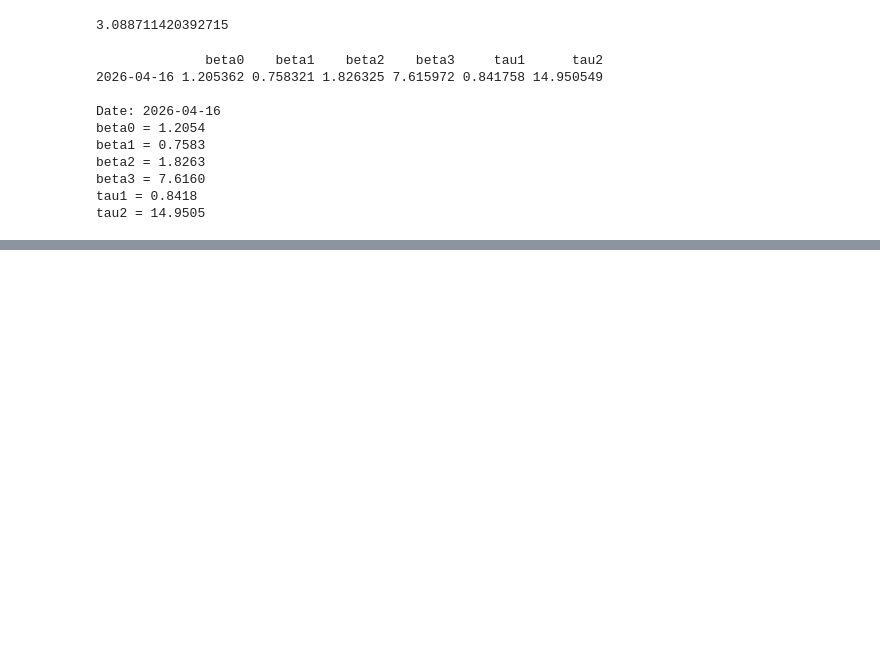
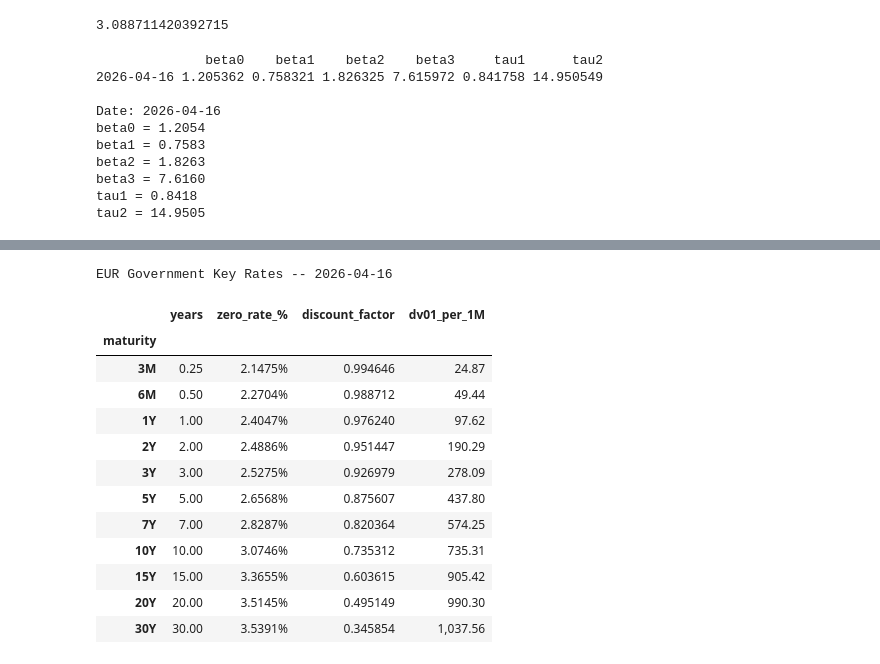
Before and after one commit to mrspatbile/quant-risk-engine, a Jupyter notebook: notebooks/01_yield_curves/01_nss_ecb.ipynb, the cells around one changed output, grey strips where cells are left out. Saved outputs shown, nothing was run; the diff lists cells and outputs as text; code cells hidden in the pictures; blank space fills up the shorter version.

```diff
--- a/notebooks/01_yield_curves/01_nss_ecb.ipynb
+++ b/notebooks/01_yield_curves/01_nss_ecb.ipynb
@@ -159,0 +403,26 @@ plt.show()
+# %%
+key_rates.style\
+    .format({
+        "years"           : "{:.2f}",
+        "zero_rate_%"     : "{:.4f}%",
+        "discount_factor" : "{:.6f}",
+        "mod_duration"    : "{:.2f}",
+        "dv01_per_1M"     : "{:,.2f}",
+    })\
+    .set_caption(f"EUR Government Key Rates -- {params.index[-1]}")\
+    .background_gradient(subset=["dv01_per_1M"], cmap="Blues")
+# %% [output]
+EUR Government Key Rates -- 2026-04-16
+|  | years | zero_rate_% | discount_factor | dv01_per_1M |
+| maturity |  |  |  |  |
+| 3M | 0.25 | 2.1475% | 0.994646 | 24.87 |
+| 6M | 0.50 | 2.2704% | 0.988712 | 49.44 |
+| 1Y | 1.00 | 2.4047% | 0.976240 | 97.62 |
+| 2Y | 2.00 | 2.4886% | 0.951447 | 190.29 |
+| 3Y | 3.00 | 2.5275% | 0.926979 | 278.09 |
+| 5Y | 5.00 | 2.6568% | 0.875607 | 437.80 |
+| 7Y | 7.00 | 2.8287% | 0.820364 | 574.25 |
+| 10Y | 10.00 | 3.0746% | 0.735312 | 735.31 |
+| 15Y | 15.00 | 3.3655% | 0.603615 | 905.42 |
+| 20Y | 20.00 | 3.5145% | 0.495149 | 990.30 |
+| 30Y | 30.00 | 3.5391% | 0.345854 | 1,037.56 |
```
Also changed, not shown: parts of 22 cells of this notebook.
